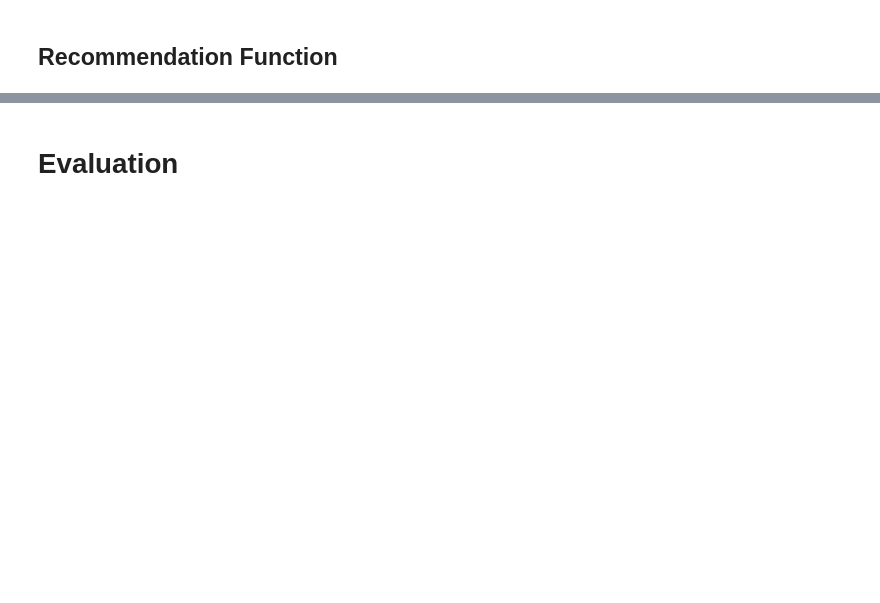
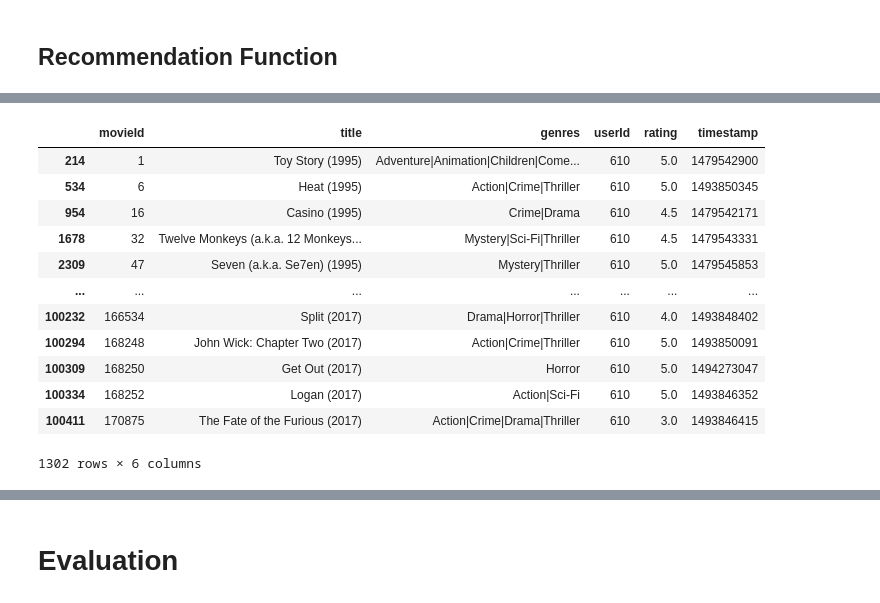
Before and after one commit to mccafj/MovieLens-Recommendation-System, a Jupyter notebook: jons_notebook.ipynb, the cells around one changed output, grey strips where cells are left out. Cells and saved outputs as stored; diff of their text form; code cells hidden in the pictures; blank space fills up the shorter version.

```diff
--- a/jons_notebook.ipynb
+++ b/jons_notebook.ipynb
@@ -616,0 +817,20 @@ df['movieId'].nunique()
+# %%
+# compare to user #610's ratings...
+
+df.loc[df['userId'] == 610]
+
+# kind of all over the place, and rates stuff highly
+# %% [output]
+|  | movieId | title | genres | userId | rating | timestamp |
+| 214 | 1 | Toy Story (1995) | Adventure|Animation|Children|Come... | 610 | 5.0 | 1479542900 |
+| 534 | 6 | Heat (1995) | Action|Crime|Thriller | 610 | 5.0 | 1493850345 |
+| 954 | 16 | Casino (1995) | Crime|Drama | 610 | 4.5 | 1479542171 |
+| 1678 | 32 | Twelve Monkeys (a.k.a. 12 Monkeys... | Mystery|Sci-Fi|Thriller | 610 | 4.5 | 1479543331 |
+| 2309 | 47 | Seven (a.k.a. Se7en) (1995) | Mystery|Thriller | 610 | 5.0 | 1479545853 |
+| ... | ... | ... | ... | ... | ... | ... |
+| 100232 | 166534 | Split (2017) | Drama|Horror|Thriller | 610 | 4.0 | 1493848402 |
+| 100294 | 168248 | John Wick: Chapter Two (2017) | Action|Crime|Thriller | 610 | 5.0 | 1493850091 |
+| 100309 | 168250 | Get Out (2017) | Horror | 610 | 5.0 | 1494273047 |
+| 100334 | 168252 | Logan (2017) | Action|Sci-Fi | 610 | 5.0 | 1493846352 |
+| 100411 | 170875 | The Fate of the Furious (2017) | Action|Crime|Drama|Thriller | 610 | 3.0 | 1493846415 |
+1302 rows × 6 columns
```
Also changed, not shown: parts of 81 cells of this notebook.
